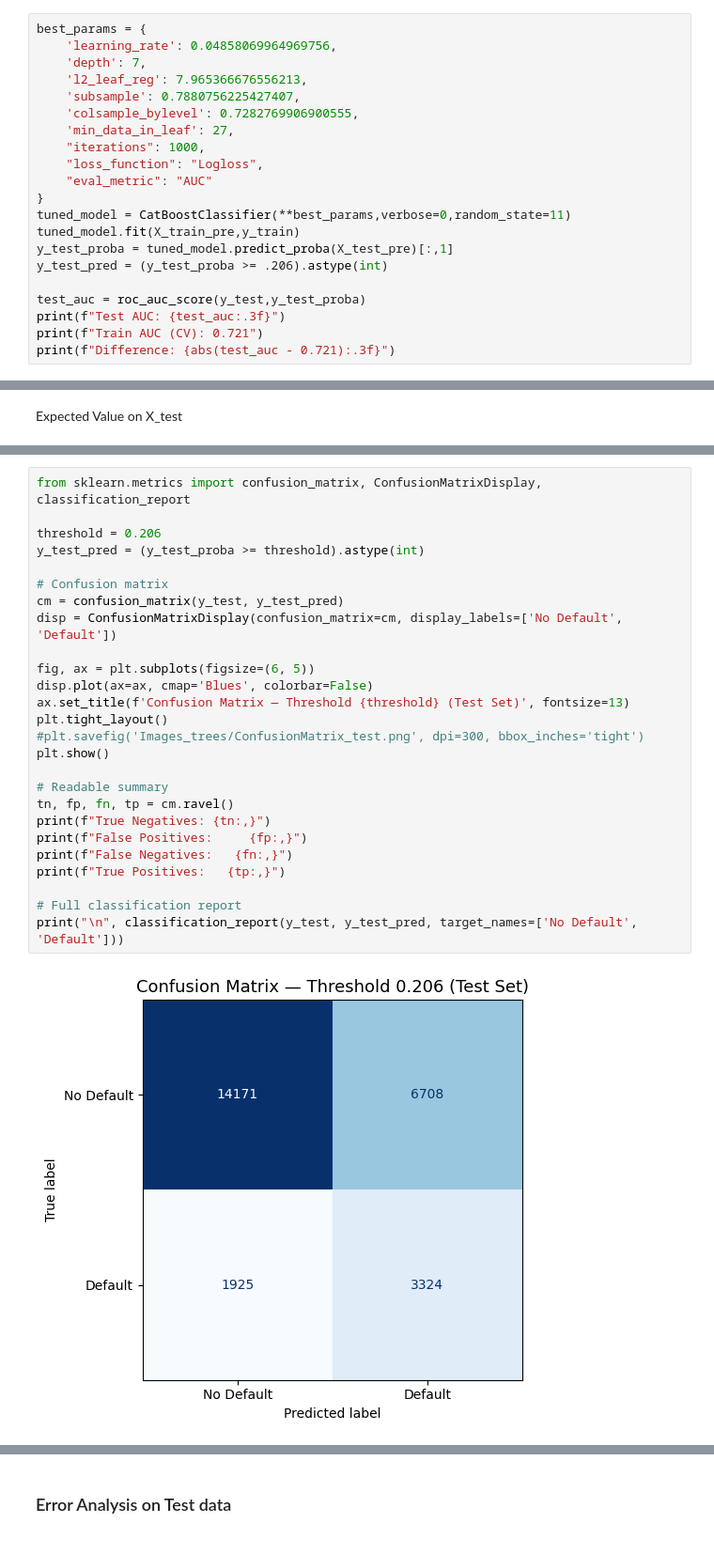
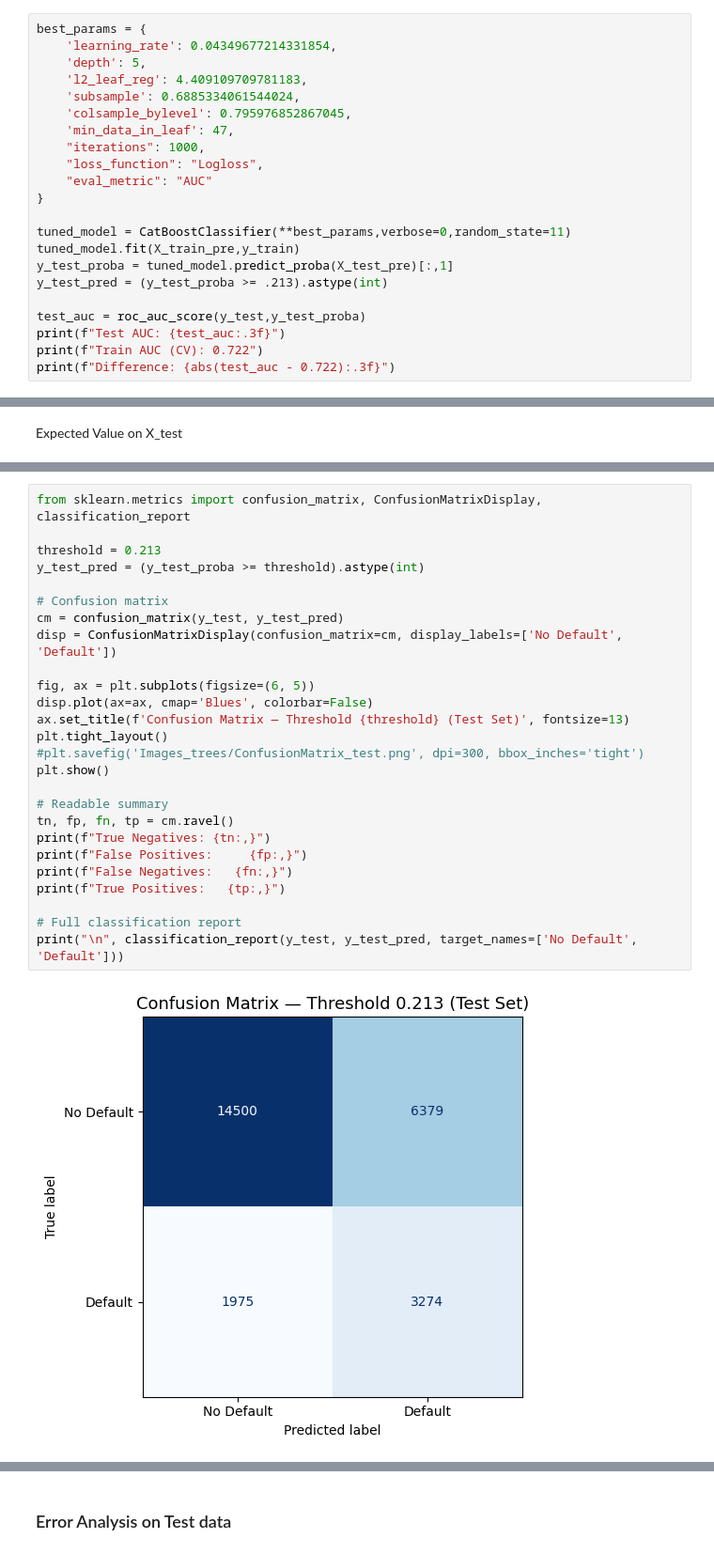
Before and after one commit to Mbu32/Credit-Default, a Jupyter notebook: Trees/endtoend_trees_UpdatedPipe.ipynb, the cells around one changed output, grey strips where cells are left out. Shown at 94% size. Drawn from its saved outputs; the diff is of its cells as text.

```diff
--- a/Trees/endtoend_trees_UpdatedPipe.ipynb
+++ b/Trees/endtoend_trees_UpdatedPipe.ipynb
@@ -635,23 +635,24 @@ shap.summary_plot(shap_interaction_values, X_interaction_sample, max_display=10)
 ## Test data verification
 # %%
 best_params = {
-    'learning_rate': 0.04858069964969756,
-    'depth': 7,
-    'l2_leaf_reg': 7.965366676556213,
-    'subsample': 0.7880756225427407,
-    'colsample_bylevel': 0.7282769906900555,
-    'min_data_in_leaf': 27,
+    'learning_rate': 0.04349677214331854,
+    'depth': 5,
+    'l2_leaf_reg': 4.409109709781183,
+    'subsample': 0.6885334061544024,
+    'colsample_bylevel': 0.795976852867045,
+    'min_data_in_leaf': 47,
     "iterations": 1000,
     "loss_function": "Logloss",
     "eval_metric": "AUC"
 }
+
 tuned_model = CatBoostClassifier(**best_params,verbose=0,random_state=11)
 tuned_model.fit(X_train_pre,y_train)
 y_test_proba = tuned_model.predict_proba(X_test_pre)[:,1]
-y_test_pred = (y_test_proba >= .206).astype(int)
+y_test_pred = (y_test_proba >= .213).astype(int)
 
 test_auc = roc_auc_score(y_test,y_test_proba)
 print(f"Test AUC: {test_auc:.3f}")
-print(f"Train AUC (CV): 0.721")
-print(f"Difference: {abs(test_auc - 0.721):.3f}")
+print(f"Train AUC (CV): 0.722")
+print(f"Difference: {abs(test_auc - 0.722):.3f}")
 # %% [output]
@@ -749,28 +705,28 @@ for i in thresholds_to_check:
 # %%
 from sklearn.metrics import confusion_matrix, ConfusionMatrixDisplay, classification_report
 
-threshold = 0.206
+threshold = 0.213
 y_test_pred = (y_test_proba >= threshold).astype(int)
 
 # Confusion matrix
 cm = confusion_matrix(y_test, y_test_pred)
 disp = ConfusionMatrixDisplay(confusion_matrix=cm, display_labels=['No Default', 'Default'])
 
 fig, ax = plt.subplots(figsize=(6, 5))
 disp.plot(ax=ax, cmap='Blues', colorbar=False)
 ax.set_title(f'Confusion Matrix — Threshold {threshold} (Test Set)', fontsize=13)
 plt.tight_layout()
 #plt.savefig('Images_trees/ConfusionMatrix_test.png', dpi=300, bbox_inches='tight')
 plt.show()
 
 # Readable summary
 tn, fp, fn, tp = cm.ravel()
 print(f"True Negatives: {tn:,}")
 print(f"False Positives:     {fp:,}")
 print(f"False Negatives:   {fn:,}")
 print(f"True Positives:   {tp:,}")
 
 # Full classification report
 print("\n", classification_report(y_test, y_test_pred, target_names=['No Default', 'Default']))
 # %% [output]
-[figure, old version]
+[figure, new version]
```
Also changed, not shown: parts of 8 cells of this notebook, 1 other file.
